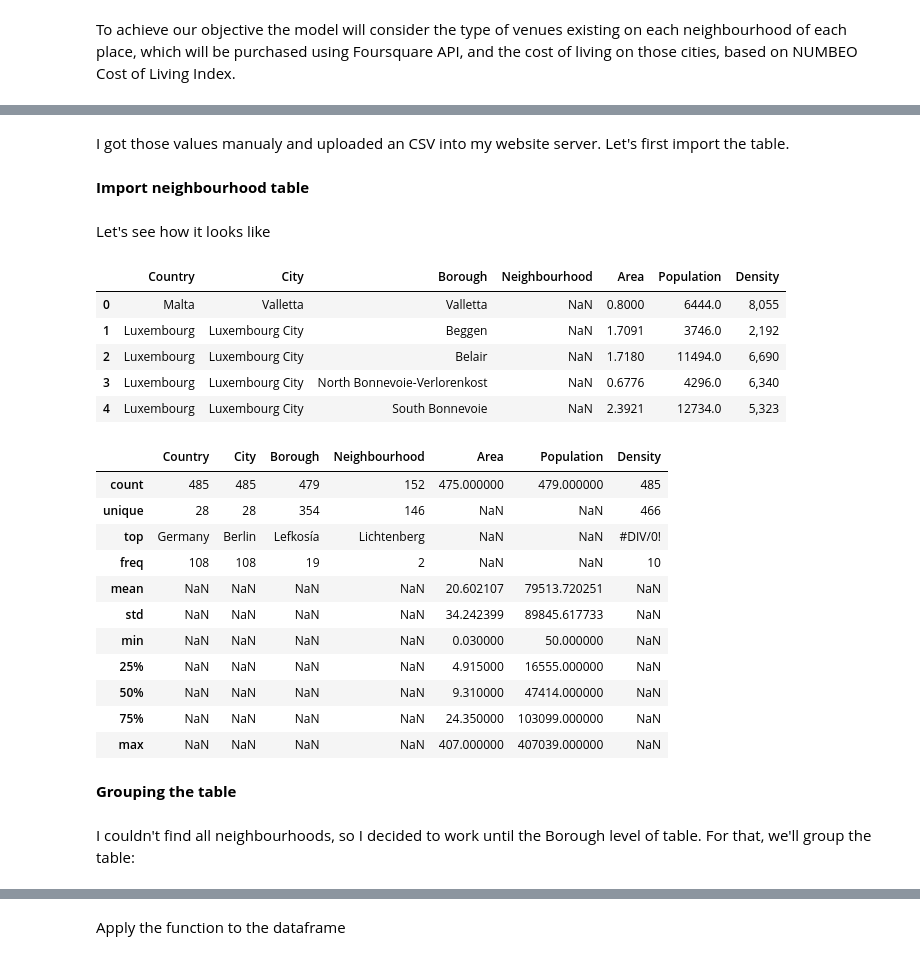
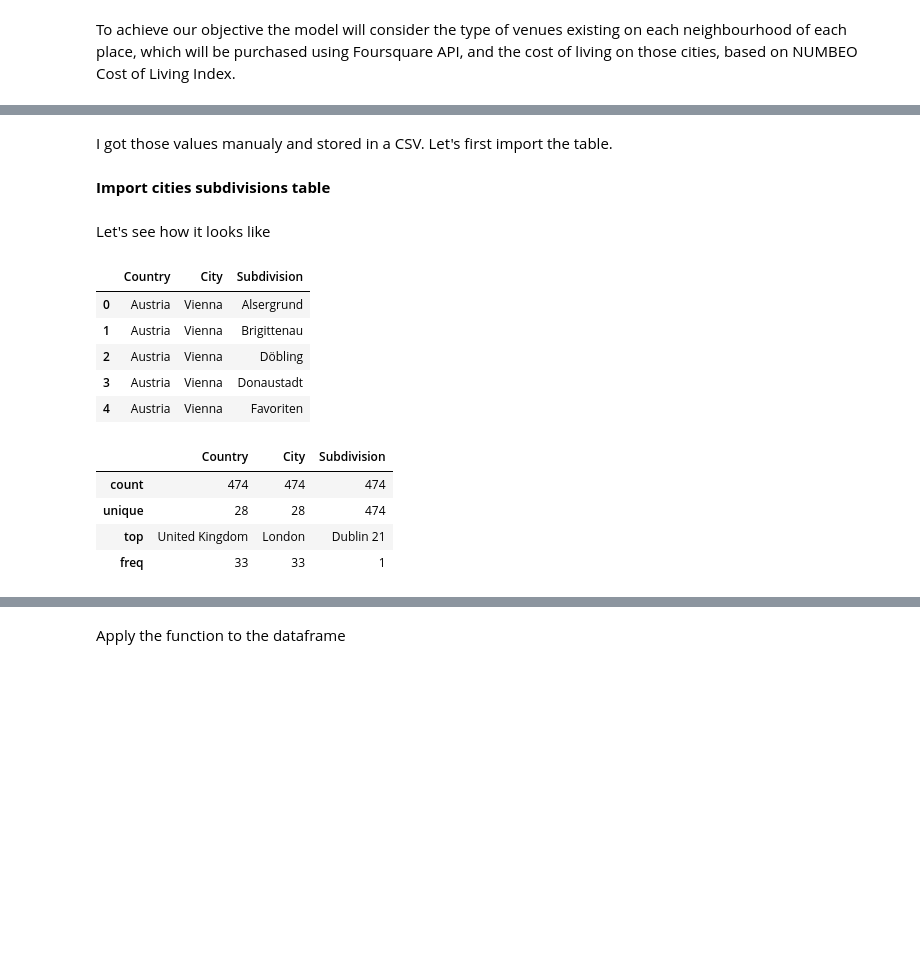
Before and after one commit to vicorodrigues/Coursera_Capstone, a Jupyter notebook: Final Project.ipynb, the cells around one changed output, grey strips where cells are left out. Saved outputs shown, nothing was run; the diff lists cells and outputs as text; code cells hidden in the pictures; blank space fills up the shorter version.

```diff
--- a/Final Project.ipynb
+++ b/Final Project.ipynb
@@ -20,4 +29,4 @@ import numpy as np
 # %% [markdown]
-I got those values manualy and uploaded an CSV into my website server. Let's first import the table.
+I got those values manualy and stored in a CSV. Let's first import the table.
 # %% [markdown]
-__Import neighbourhood table__
+__Import cities subdivisions table__
@@ -27,30 +33,22 @@ nbh = pd.read_csv(nbh_url, sep=';', decimal='.', thousands=',')
+# %%
+csd_file = 'EU_capitals_subdivisions.csv'
+df = pd.read_csv(csd_file, encoding='utf-8')
 # %% [markdown]
 Let's see how it looks like
 # %%
-nbh.head()
+df.head()
 # %% [output]
-|  | Country | City | Borough | Neighbourhood | Area | Population | Density |
-| 0 | Malta | Valletta | Valletta | NaN | 0.8000 | 6444.0 | 8,055 |
-| 1 | Luxembourg | Luxembourg City | Beggen | NaN | 1.7091 | 3746.0 | 2,192 |
-| 2 | Luxembourg | Luxembourg City | Belair | NaN | 1.7180 | 11494.0 | 6,690 |
-| 3 | Luxembourg | Luxembourg City | North Bonnevoie-Verlorenkost | NaN | 0.6776 | 4296.0 | 6,340 |
-| 4 | Luxembourg | Luxembourg City | South Bonnevoie | NaN | 2.3921 | 12734.0 | 5,323 |
+|  | Country | City | Subdivision |
+| 0 | Austria | Vienna | Alsergrund |
+| 1 | Austria | Vienna | Brigittenau |
+| 2 | Austria | Vienna | Döbling |
+| 3 | Austria | Vienna | Donaustadt |
+| 4 | Austria | Vienna | Favoriten |
 # %%
-nbh.describe(include='all')
+df.describe(include='all')
 # %% [output]
-|  | Country | City | Borough | Neighbourhood | Area | Population | Density |
-| count | 485 | 485 | 479 | 152 | 475.000000 | 479.000000 | 485 |
-| unique | 28 | 28 | 354 | 146 | NaN | NaN | 466 |
-| top | Germany | Berlin | Lefkosía | Lichtenberg | NaN | NaN | #DIV/0! |
-| freq | 108 | 108 | 19 | 2 | NaN | NaN | 10 |
-| mean | NaN | NaN | NaN | NaN | 20.602107 | 79513.720251 | NaN |
-| std | NaN | NaN | NaN | NaN | 34.242399 | 89845.617733 | NaN |
-| min | NaN | NaN | NaN | NaN | 0.030000 | 50.000000 | NaN |
-| 25% | NaN | NaN | NaN | NaN | 4.915000 | 16555.000000 | NaN |
-| 50% | NaN | NaN | NaN | NaN | 9.310000 | 47414.000000 | NaN |
-| 75% | NaN | NaN | NaN | NaN | 24.350000 | 103099.000000 | NaN |
-| max | NaN | NaN | NaN | NaN | 407.000000 | 407039.000000 | NaN |
+|  | Country | City | Subdivision |
+| count | 474 | 474 | 474 |
+| unique | 28 | 28 | 474 |
+| top | United Kingdom | London | Dublin 21 |
+| freq | 33 | 33 | 1 |
-# %% [markdown]
-__Grouping the table__
-# %% [markdown]
-I couldn't find all neighbourhoods, so I decided to work until the Borough level of table. For that, we'll group the table:
```
Also changed, not shown: parts of 143 cells of this notebook, 5 other files.
